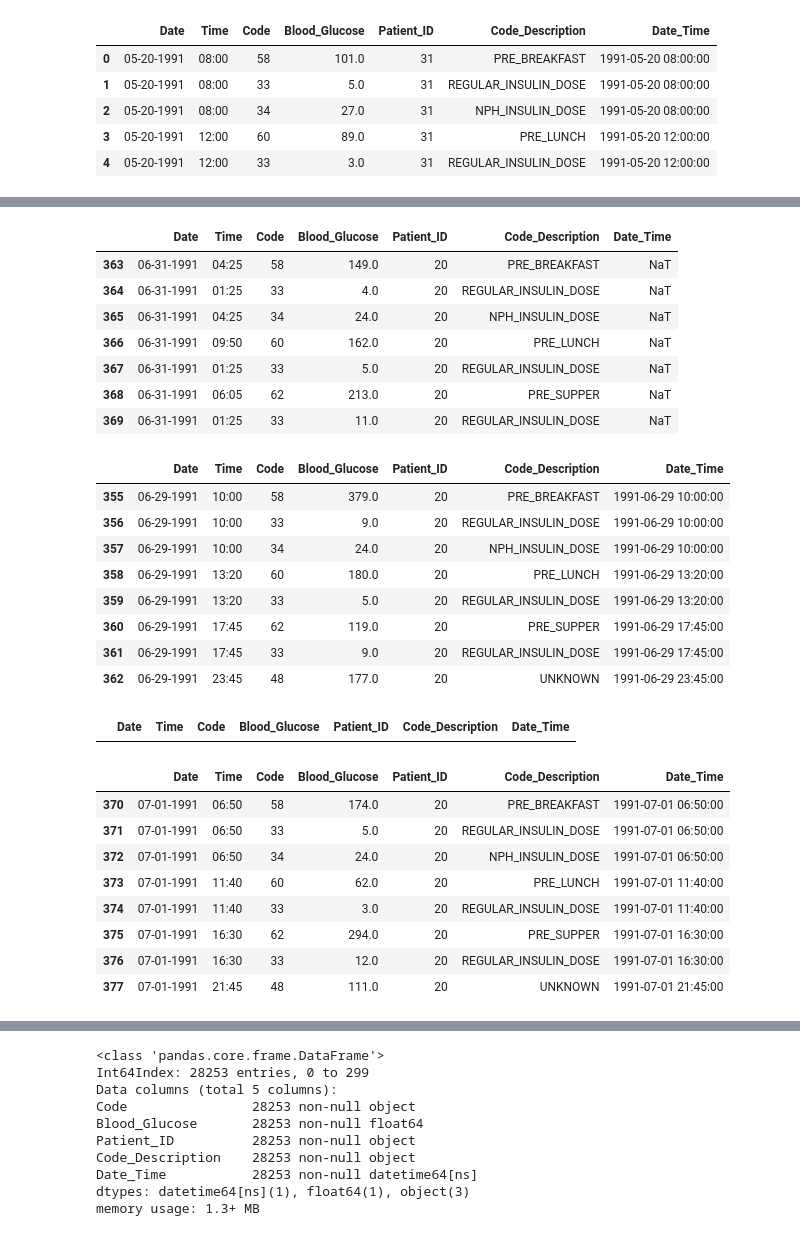
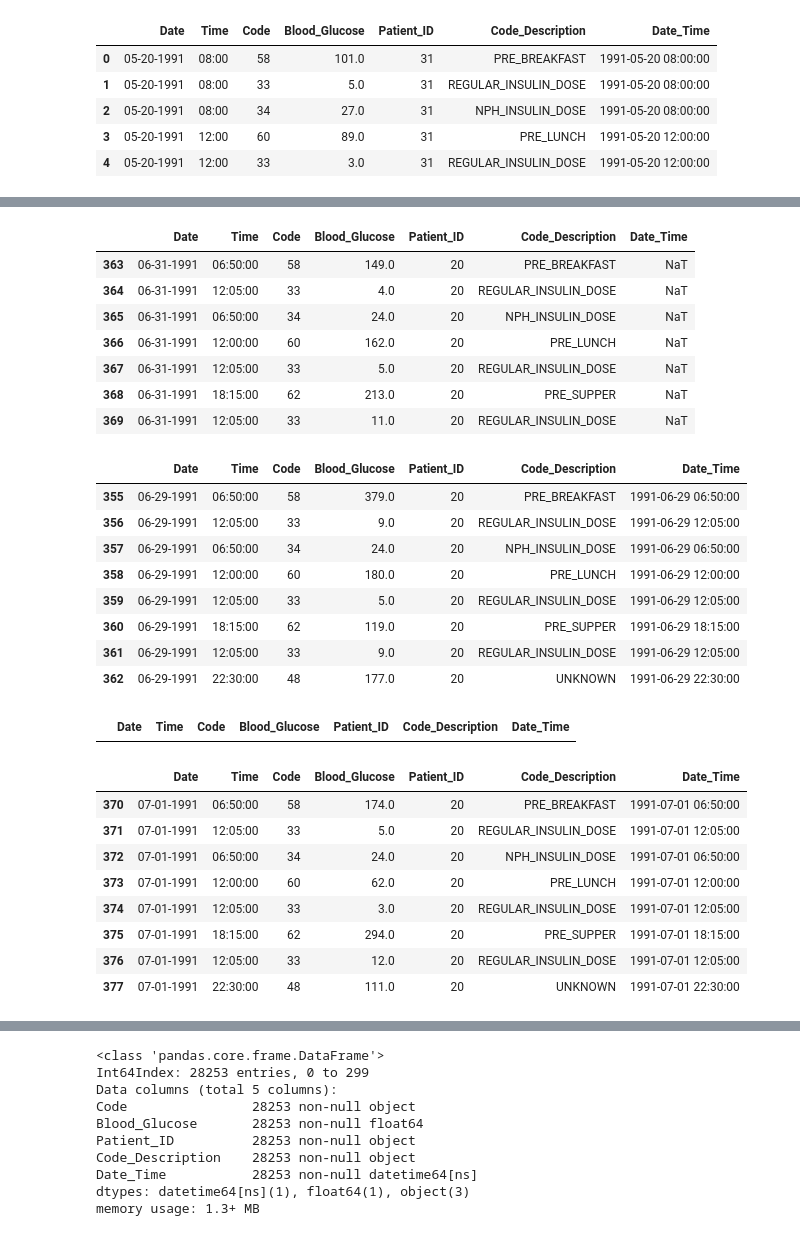
Before and after one commit to johngunaseelan/Hypoglycemia-Detection, a Jupyter notebook: Code/Data-Wrangling-II.ipynb, the cells around one changed output, grey strips where cells are left out. Saved outputs shown, nothing was run; the diff lists cells and outputs as text; code cells hidden in the pictures.

Commit message:
Data Wrangling - Custom function added to find out median time in series.

```diff
--- a/Code/Data-Wrangling-II.ipynb
+++ b/Code/Data-Wrangling-II.ipynb
@@ -145,9 +156,15 @@ df.loc[df.isnull().any(axis=1)].head()
 # another row for the same patient. To achieve this we create another dataframe df_agg by grouping df by patient id
 #and code. This data frame will be used to create a dictionary to simplify the next steps.
 
+#This function return's the median time from a pandas series
+def medianTime(groupSeries):
+    groupSeries = np.sort(pd.to_datetime(groupSeries, format="%H:%M").dt.time)
+    return str(groupSeries[int(len(groupSeries)/2)])
+
+
 #Here we have used np.min to aggregate instead of np.mean as the difference between the two is negligible.
-df_agg = pd.DataFrame(df.loc[df['Date_Time'].notnull()].groupby(['Patient_ID', 'Code'])['Time'].agg(np.min))
-df_agg = df1.reset_index()
+df_agg = pd.DataFrame(df.loc[df['Date_Time'].notnull()].groupby(['Patient_ID', 'Code'])['Time'].agg(medianTime))
+df_agg = df_agg.reset_index()
 
 dic = {row['Patient_ID']+"_"+row['Code']:  row['Time']  for i,row in df_agg.iterrows()}
 
@@ -173,36 +190,36 @@ dic
 # %%
 #Step 5: Use the above dictionary to replace the invalid times. Repeat to_datetime method to see if all times are valid.
 
 df.loc[df.isnull().any(axis=1),'Time'] = df.loc[df.isnull().any(axis=1)].apply(lambda row : dic[row['Patient_ID']+"_"+row['Code']], axis=1)
 
 
 df['Date_Time'] = pd.to_datetime(df['Date'].str.strip()+" "+df['Time'].str.strip(),
-                                 format="%m-%d-%Y %H:%M", errors="coerce")
+                                 format="%m-%d-%Y %H:%M:%S", errors="coerce")
 
 #We can see that there are still invalid date_time. From the data below it's clear that this time its the date that is
 #causing the problem.
 df.loc[df.isnull().any(axis=1)]
 # %% [output]
 |  | Date | Time | Code | Blood_Glucose | Patient_ID | Code_Description | Date_Time |
-| 363 | 06-31-1991 | 04:25 | 58 | 149.0 | 20 | PRE_BREAKFAST | NaT |
-| 364 | 06-31-1991 | 01:25 | 33 | 4.0 | 20 | REGULAR_INSULIN_DOSE | NaT |
-| 365 | 06-31-1991 | 04:25 | 34 | 24.0 | 20 | NPH_INSULIN_DOSE | NaT |
-| 366 | 06-31-1991 | 09:50 | 60 | 162.0 | 20 | PRE_LUNCH | NaT |
-| 367 | 06-31-1991 | 01:25 | 33 | 5.0 | 20 | REGULAR_INSULIN_DOSE | NaT |
-| 368 | 06-31-1991 | 06:05 | 62 | 213.0 | 20 | PRE_SUPPER | NaT |
-| 369 | 06-31-1991 | 01:25 | 33 | 11.0 | 20 | REGULAR_INSULIN_DOSE | NaT |
+| 363 | 06-31-1991 | 06:50:00 | 58 | 149.0 | 20 | PRE_BREAKFAST | NaT |
+| 364 | 06-31-1991 | 12:05:00 | 33 | 4.0 | 20 | REGULAR_INSULIN_DOSE | NaT |
+| 365 | 06-31-1991 | 06:50:00 | 34 | 24.0 | 20 | NPH_INSULIN_DOSE | NaT |
+| 366 | 06-31-1991 | 12:00:00 | 60 | 162.0 | 20 | PRE_LUNCH | NaT |
+| 367 | 06-31-1991 | 12:05:00 | 33 | 5.0 | 20 | REGULAR_INSULIN_DOSE | NaT |
+| 368 | 06-31-1991 | 18:15:00 | 62 | 213.0 | 20 | PRE_SUPPER | NaT |
+| 369 | 06-31-1991 | 12:05:00 | 33 | 11.0 | 20 | REGULAR_INSULIN_DOSE | NaT |
 # %%
 df.loc[((df['Patient_ID']=='20') & (df['Date']=='06-29-1991'))]
 # %% [output]
 |  | Date | Time | Code | Blood_Glucose | Patient_ID | Code_Description | Date_Time |
-| 355 | 06-29-1991 | 10:00 | 58 | 379.0 | 20 | PRE_BREAKFAST | 1991-06-29 10:00:00 |
-| 356 | 06-29-1991 | 10:00 | 33 | 9.0 | 20 | REGULAR_INSULIN_DOSE | 1991-06-29 10:00:00 |
-| 357 | 06-29-1991 | 10:00 | 34 | 24.0 | 20 | NPH_INSULIN_DOSE | 1991-06-29 10:00:00 |
-| 358 | 06-29-1991 | 13:20 | 60 | 180.0 | 20 | PRE_LUNCH | 1991-06-29 13:20:00 |
-| 359 | 06-29-1991 | 13:20 | 33 | 5.0 | 20 | REGULAR_INSULIN_DOSE | 1991-06-29 13:20:00 |
-| 360 | 06-29-1991 | 17:45 | 62 | 119.0 | 20 | PRE_SUPPER | 1991-06-29 17:45:00 |
-| 361 | 06-29-1991 | 17:45 | 33 | 9.0 | 20 | REGULAR_INSULIN_DOSE | 1991-06-29 17:45:00 |
-| 362 | 06-29-1991 | 23:45 | 48 | 177.0 | 20 | UNKNOWN | 1991-06-29 23:45:00 |
+| 355 | 06-29-1991 | 06:50:00 | 58 | 379.0 | 20 | PRE_BREAKFAST | 1991-06-29 06:50:00 |
+| 356 | 06-29-1991 | 12:05:00 | 33 | 9.0 | 20 | REGULAR_INSULIN_DOSE | 1991-06-29 12:05:00 |
+| 357 | 06-29-1991 | 06:50:00 | 34 | 24.0 | 20 | NPH_INSULIN_DOSE | 1991-06-29 06:50:00 |
+| 358 | 06-29-1991 | 12:00:00 | 60 | 180.0 | 20 | PRE_LUNCH | 1991-06-29 12:00:00 |
+| 359 | 06-29-1991 | 12:05:00 | 33 | 5.0 | 20 | REGULAR_INSULIN_DOSE | 1991-06-29 12:05:00 |
+| 360 | 06-29-1991 | 18:15:00 | 62 | 119.0 | 20 | PRE_SUPPER | 1991-06-29 18:15:00 |
+| 361 | 06-29-1991 | 12:05:00 | 33 | 9.0 | 20 | REGULAR_INSULIN_DOSE | 1991-06-29 12:05:00 |
+| 362 | 06-29-1991 | 22:30:00 | 48 | 177.0 | 20 | UNKNOWN | 1991-06-29 22:30:00 |
 # %%
 df.loc[((df['Patient_ID']=='20') & (df['Date']=='06-30-1991'))]
 # %% [output]
@@ -211,14 +228,14 @@ df.loc[((df['Patient_ID']=='20') & (df['Date']=='06-30-1991'))]
 df.loc[((df['Patient_ID']=='20') & (df['Date']=='07-01-1991'))]
 # %% [output]
 |  | Date | Time | Code | Blood_Glucose | Patient_ID | Code_Description | Date_Time |
-| 370 | 07-01-1991 | 06:50 | 58 | 174.0 | 20 | PRE_BREAKFAST | 1991-07-01 06:50:00 |
-| 371 | 07-01-1991 | 06:50 | 33 | 5.0 | 20 | REGULAR_INSULIN_DOSE | 1991-07-01 06:50:00 |
-| 372 | 07-01-1991 | 06:50 | 34 | 24.0 | 20 | NPH_INSULIN_DOSE | 1991-07-01 06:50:00 |
-| 373 | 07-01-1991 | 11:40 | 60 | 62.0 | 20 | PRE_LUNCH | 1991-07-01 11:40:00 |
-| 374 | 07-01-1991 | 11:40 | 33 | 3.0 | 20 | REGULAR_INSULIN_DOSE | 1991-07-01 11:40:00 |
-| 375 | 07-01-1991 | 16:30 | 62 | 294.0 | 20 | PRE_SUPPER | 1991-07-01 16:30:00 |
-| 376 | 07-01-1991 | 16:30 | 33 | 12.0 | 20 | REGULAR_INSULIN_DOSE | 1991-07-01 16:30:00 |
-| 377 | 07-01-1991 | 21:45 | 48 | 111.0 | 20 | UNKNOWN | 1991-07-01 21:45:00 |
+| 370 | 07-01-1991 | 06:50:00 | 58 | 174.0 | 20 | PRE_BREAKFAST | 1991-07-01 06:50:00 |
+| 371 | 07-01-1991 | 12:05:00 | 33 | 5.0 | 20 | REGULAR_INSULIN_DOSE | 1991-07-01 12:05:00 |
+| 372 | 07-01-1991 | 06:50:00 | 34 | 24.0 | 20 | NPH_INSULIN_DOSE | 1991-07-01 06:50:00 |
+| 373 | 07-01-1991 | 12:00:00 | 60 | 62.0 | 20 | PRE_LUNCH | 1991-07-01 12:00:00 |
+| 374 | 07-01-1991 | 12:05:00 | 33 | 3.0 | 20 | REGULAR_INSULIN_DOSE | 1991-07-01 12:05:00 |
+| 375 | 07-01-1991 | 18:15:00 | 62 | 294.0 | 20 | PRE_SUPPER | 1991-07-01 18:15:00 |
+| 376 | 07-01-1991 | 12:05:00 | 33 | 12.0 | 20 | REGULAR_INSULIN_DOSE | 1991-07-01 12:05:00 |
+| 377 | 07-01-1991 | 22:30:00 | 48 | 111.0 | 20 | UNKNOWN | 1991-07-01 22:30:00 |
 # %%
 #Step 6: By comparing the above 3 values, we can see that there are no records for 06/30. We can assume that its a typo and
 #replace 06/31 with 06/30. We will again repeat the date time conversion
```
Also changed, not shown: parts of 5 cells of this notebook.
